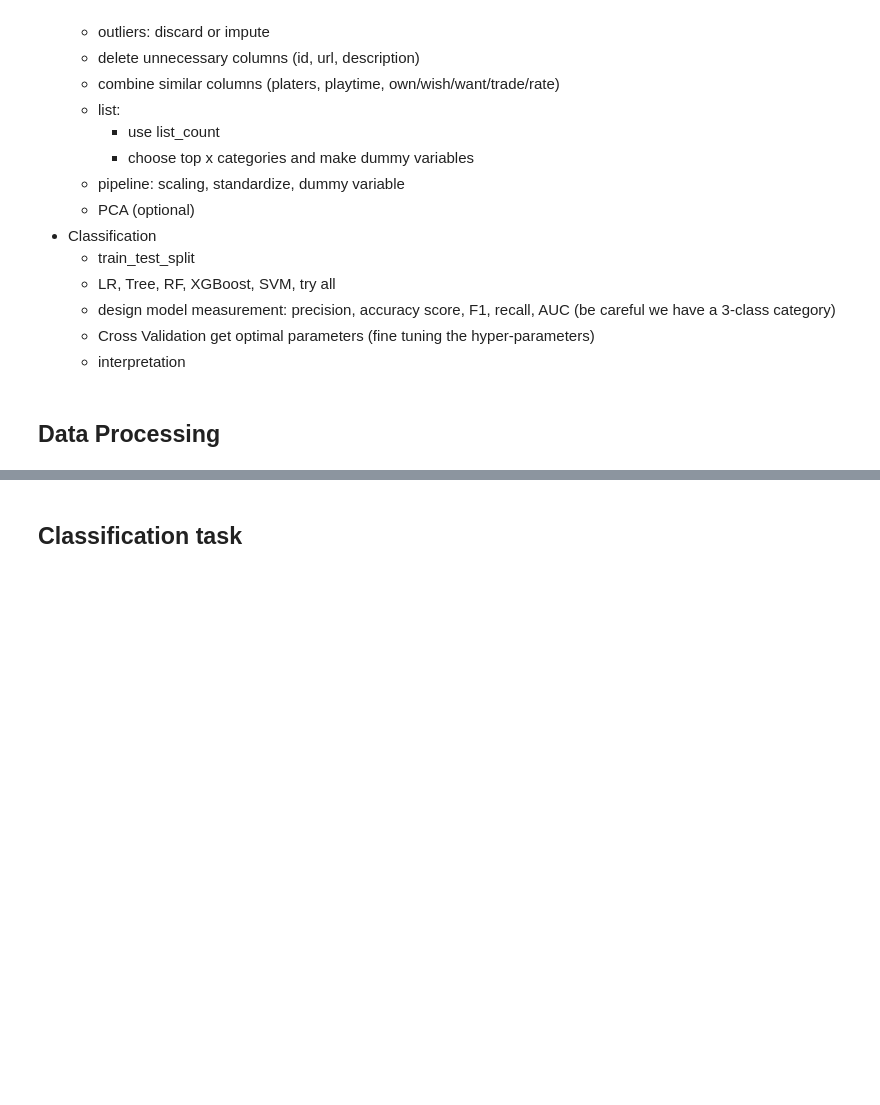
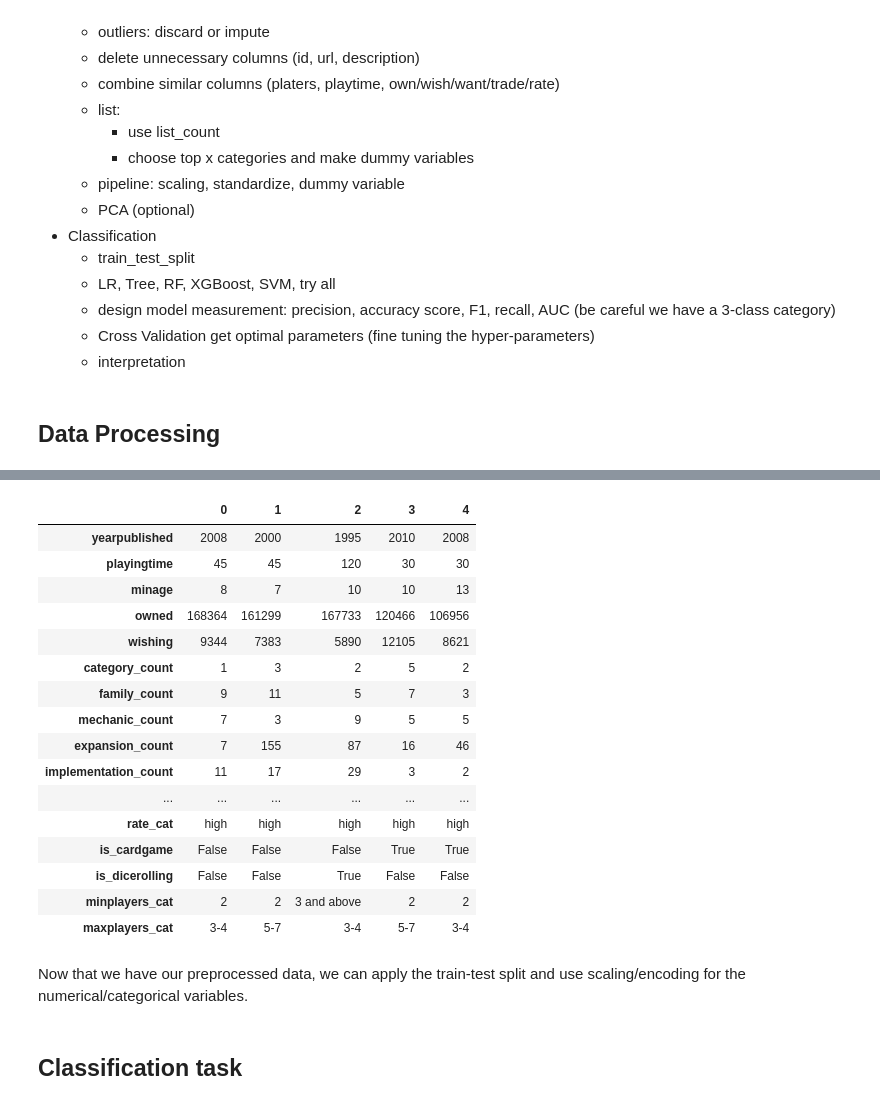
Before and after one commit to Fredfreddo/SI618_24W_project, a Jupyter notebook: project_3.ipynb, the cells around one changed output, grey strips where cells are left out. Drawn from its saved outputs; the diff is of its cells as text; code cells hidden in the pictures; blank space fills up the shorter version.

Commit message:
data preprocessing

```diff
--- a/project_3.ipynb
+++ b/project_3.ipynb
@@ -99,0 +110,52 @@ dtype: int64
+# %%
+core_data['is_cardgame'] = core_data['category_list'].apply(lambda x: 'Card Game' in x)
+core_data['is_dicerolling'] = core_data['mechanic_list'].apply(lambda x: 'Dice Rolling' in x)
+core_data.drop(columns=['category_list', 'mechanic_list'], inplace=True)
+# %%
+def minplayers_cat(x):
+    if x < 2:
+        return '1'
+    elif x == 2:
+        return '2'
+    else:
+        return '3 and above'
+
+core_data['minplayers_cat'] = core_data['minplayers'].apply(minplayers_cat)
+core_data.drop(columns=['minplayers'], inplace=True)
+# %%
+def maxplayers_cat(x):
+    if x <= 2:
+        return '2 and below'
+    elif x <= 4:
+        return '3-4'
+    elif x <= 7:
+        return '5-7'
+    else:
+        return '8 and above'
+
+core_data['maxplayers_cat'] = core_data['maxplayers'].apply(maxplayers_cat)
+core_data.drop(columns=['maxplayers'], inplace=True)
+# %%
+core_data['playingtime'] = core_data['playingtime'].apply(lambda x: x if x < 180 else 180)
+# %%
+core_data.head().T
+# %% [output]
+|  | 0 | 1 | 2 | 3 | 4 |
+| yearpublished | 2008 | 2000 | 1995 | 2010 | 2008 |
+| playingtime | 45 | 45 | 120 | 30 | 30 |
+| minage | 8 | 7 | 10 | 10 | 13 |
+| owned | 168364 | 161299 | 167733 | 120466 | 106956 |
+| wishing | 9344 | 7383 | 5890 | 12105 | 8621 |
+| category_count | 1 | 3 | 2 | 5 | 2 |
+| family_count | 9 | 11 | 5 | 7 | 3 |
+| mechanic_count | 7 | 3 | 9 | 5 | 5 |
+| expansion_count | 7 | 155 | 87 | 16 | 46 |
+| implementation_count | 11 | 17 | 29 | 3 | 2 |
+| ... | ... | ... | ... | ... | ... |
+| rate_cat | high | high | high | high | high |
+| is_cardgame | False | False | False | True | True |
+| is_dicerolling | False | False | True | False | False |
+| minplayers_cat | 2 | 2 | 3 and above | 2 | 2 |
+| maxplayers_cat | 3-4 | 5-7 | 3-4 | 5-7 | 3-4 |
+# %% [markdown]
+Now that we have our preprocessed data, we can apply the train-test split and use scaling/encoding for the numerical/categorical variables.
```
Also changed, not shown: parts of 5 cells of this notebook.
